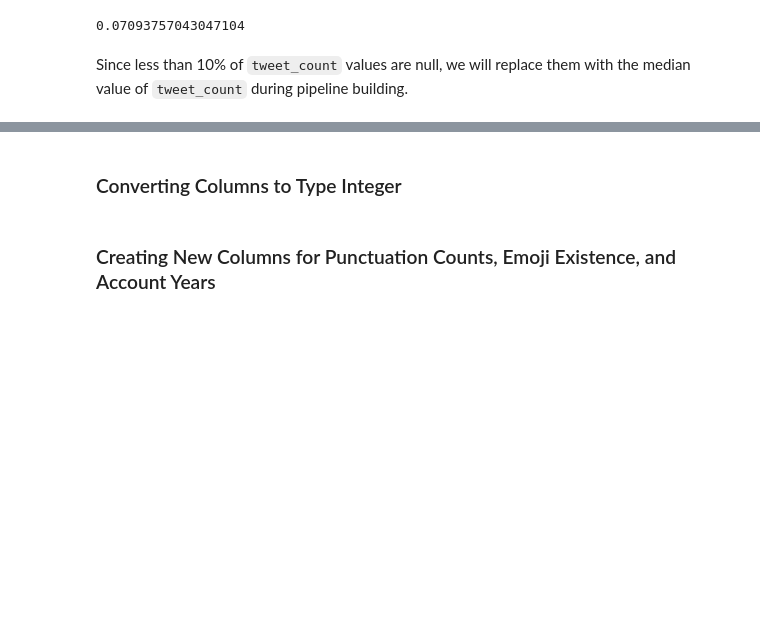
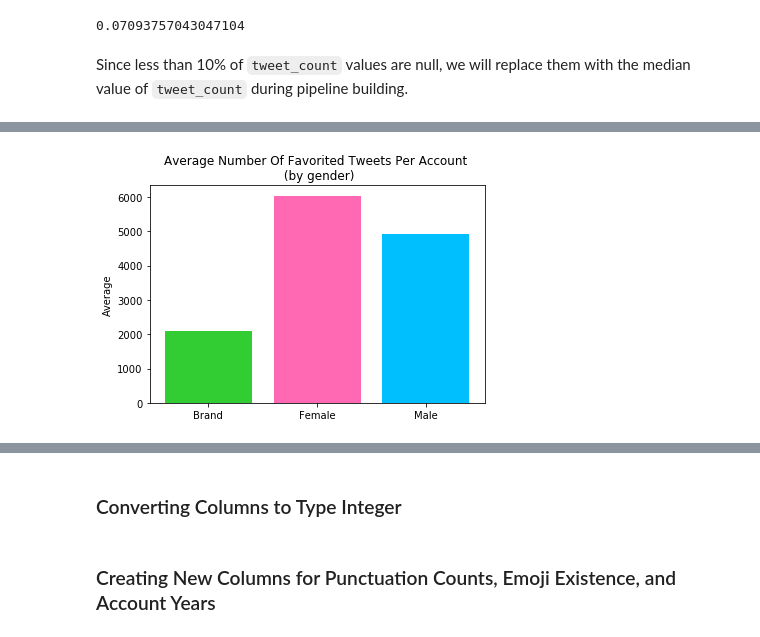
Before and after one commit to ishana-narayanan/tweets_gender, a Jupyter notebook: pipeline.ipynb, the cells around one changed output, grey strips where cells are left out. Drawn from its saved outputs; the diff is of its cells as text; code cells hidden in the pictures; blank space fills up the shorter version.

```diff
--- a/pipeline.ipynb
+++ b/pipeline.ipynb
@@ -130,0 +179,12 @@ Since less than 10% of `tweet_count` values are null, we will replace them with
+# %%
+# Bar Plot of average number of favorites per account by gender
+fav_number_x = ['Brand', 'Female', 'Male']
+fav_number_avg = [2086.142043431826, 6039.206956248033, 4929.307825484764]
+x_pos = [i for i, _ in enumerate(fav_number_x)]
+plt.bar(fav_number_x, fav_number_avg, color=['limegreen','hotpink','deepskyblue'])
+plt.ylabel("Average")
+plt.title("Average Number Of Favorited Tweets Per Account \n (by gender)")
+plt.xticks(x_pos, fav_number_x)
+plt.show()
+# %% [output]
+[figure, added]
```
Also changed, not shown: parts of 40 cells of this notebook.
